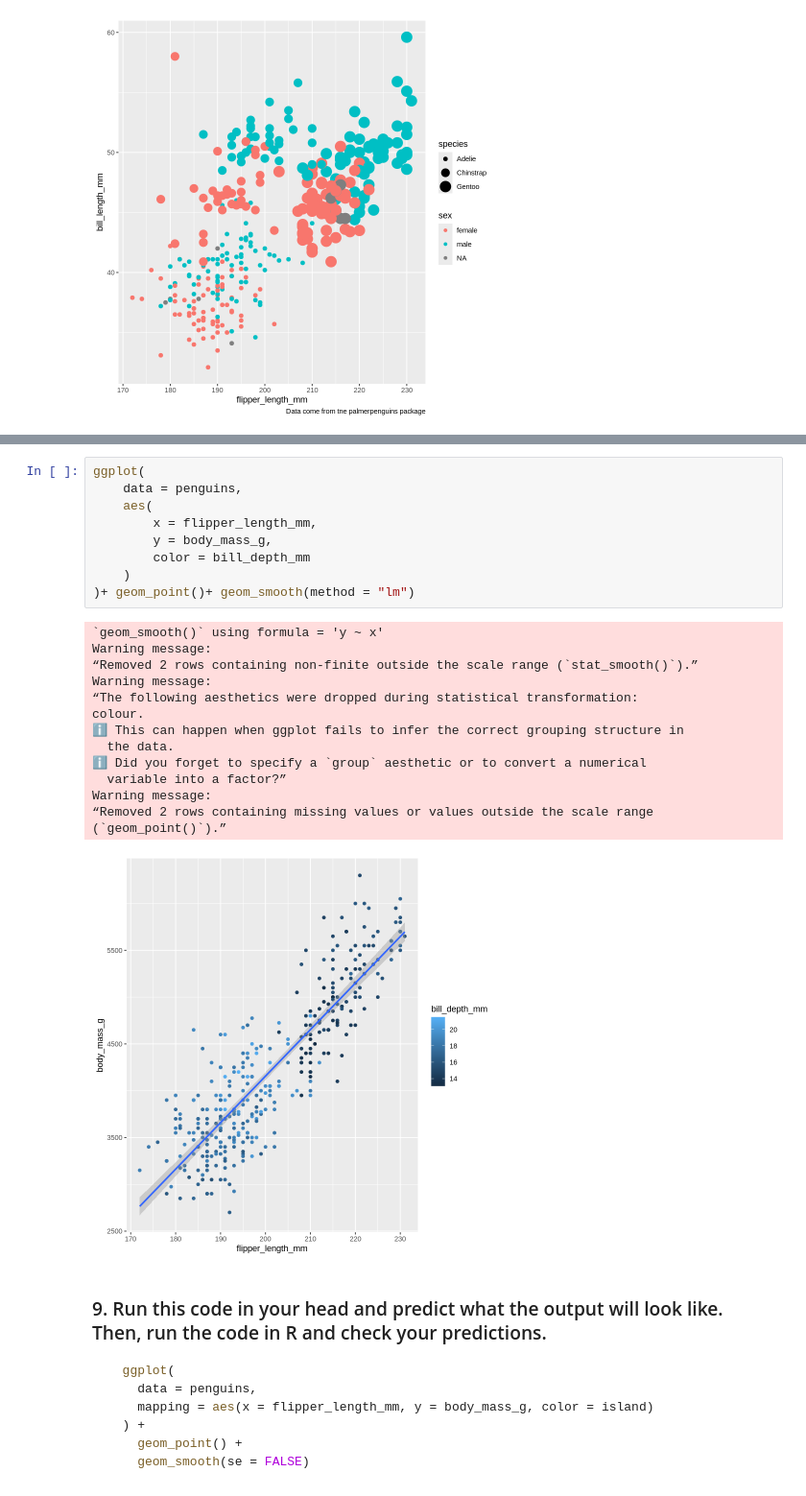
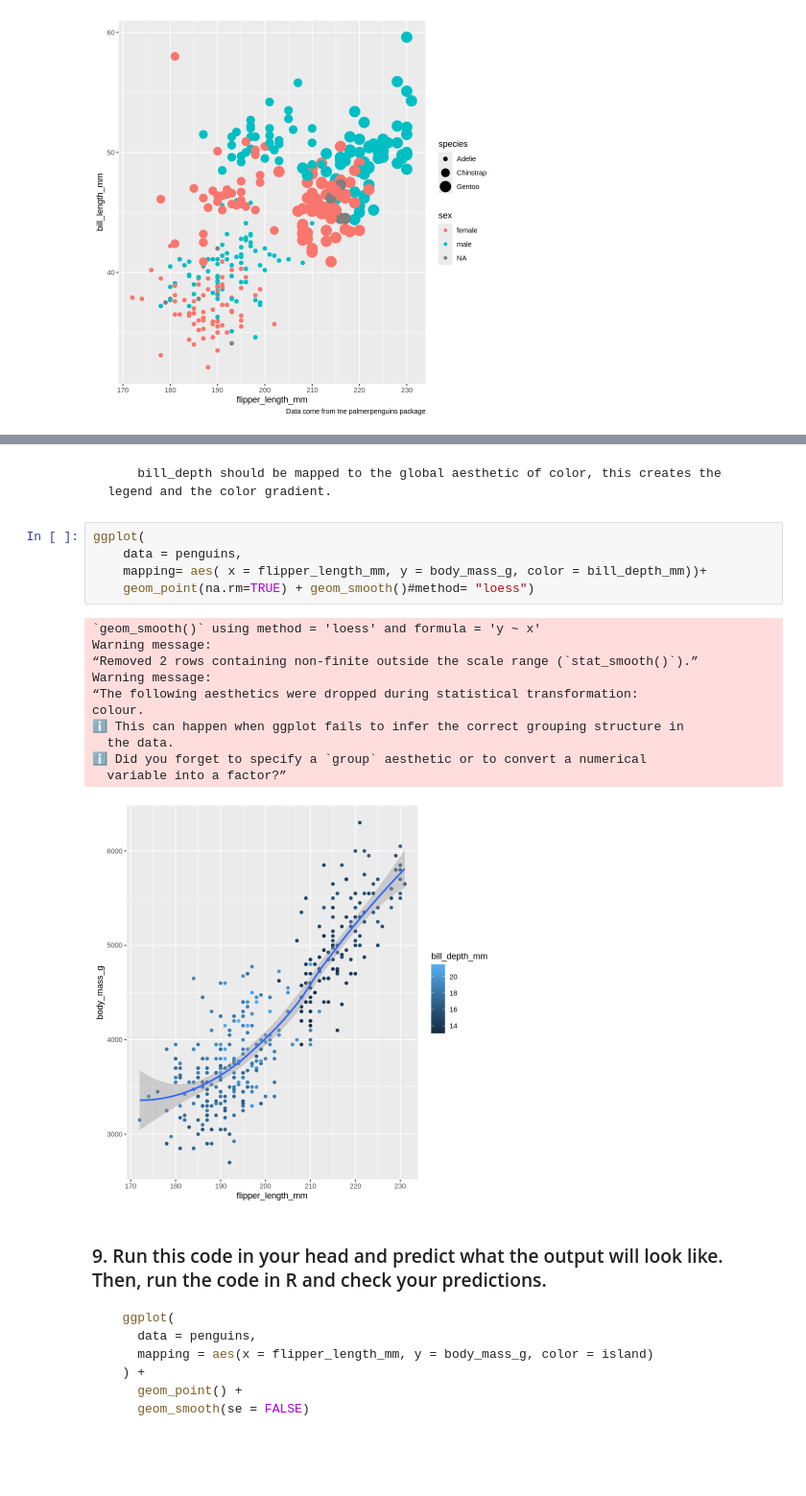
Before and after one commit to Mccallke0364/Learning-R, a Jupyter notebook: Week_1.ipynb, the cells around one changed output, grey strips where cells are left out. Shown at 96% size. Cells and saved outputs as stored; diff of their text form; blank space fills up the shorter version.

```diff
--- a/Week_1.ipynb
+++ b/Week_1.ipynb
@@ -205,27 +198,22 @@ Warning message:
+# %% [markdown]
+        bill_depth should be mapped to the global aesthetic of color, this creates the legend and the color gradient.
 # %%
 ggplot(
     data = penguins,
-    aes(
-        x = flipper_length_mm,
-        y = body_mass_g,
-        color = bill_depth_mm
-    )
-)+ geom_point()+ geom_smooth(method = "lm")
+    mapping= aes( x = flipper_length_mm, y = body_mass_g, color = bill_depth_mm))+
+    geom_point(na.rm=TRUE) + geom_smooth()#method= "loess")
 # %% [output]
-`geom_smooth()` using formula = 'y ~ x'
+`geom_smooth()` using method = 'loess' and formula = 'y ~ x'
 Warning message:
 “Removed 2 rows containing non-finite outside the scale range (`stat_smooth()`).”
 Warning message:
 “The following aesthetics were dropped during statistical transformation:
 colour.
 ℹ This can happen when ggplot fails to infer the correct grouping structure in
   the data.
 ℹ Did you forget to specify a `group` aesthetic or to convert a numerical
   variable into a factor?”
-Warning message:
-“Removed 2 rows containing missing values or values outside the scale range
-(`geom_point()`).”
-[figure, old version]
+[figure, new version]
 # %% [markdown]
 ### 9.  Run this code in your head and predict what the output will look like. Then, run the code in R and check your predictions.
 
```
Also changed, not shown: parts of 47 cells of this notebook, 3 other files.
